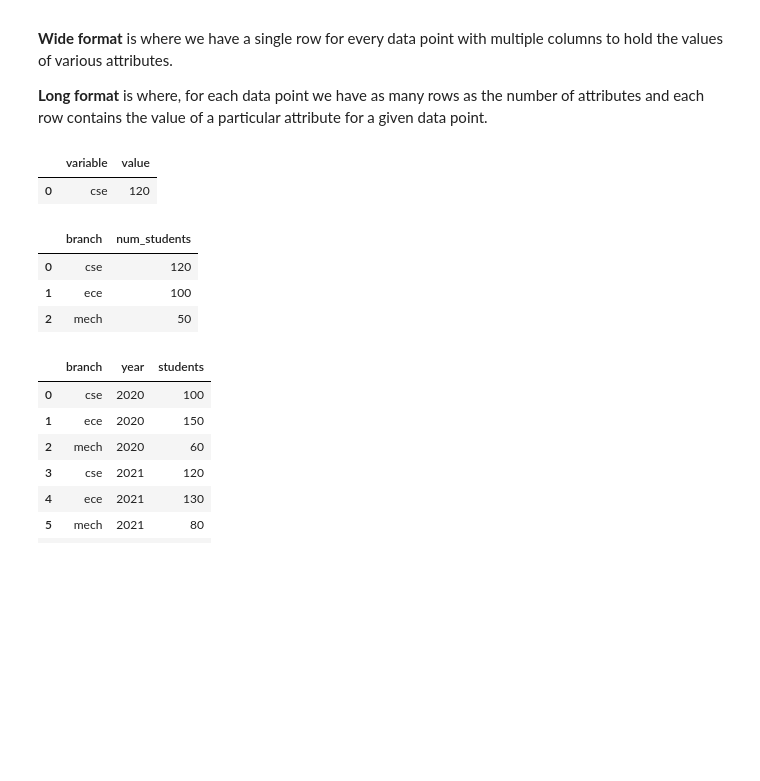
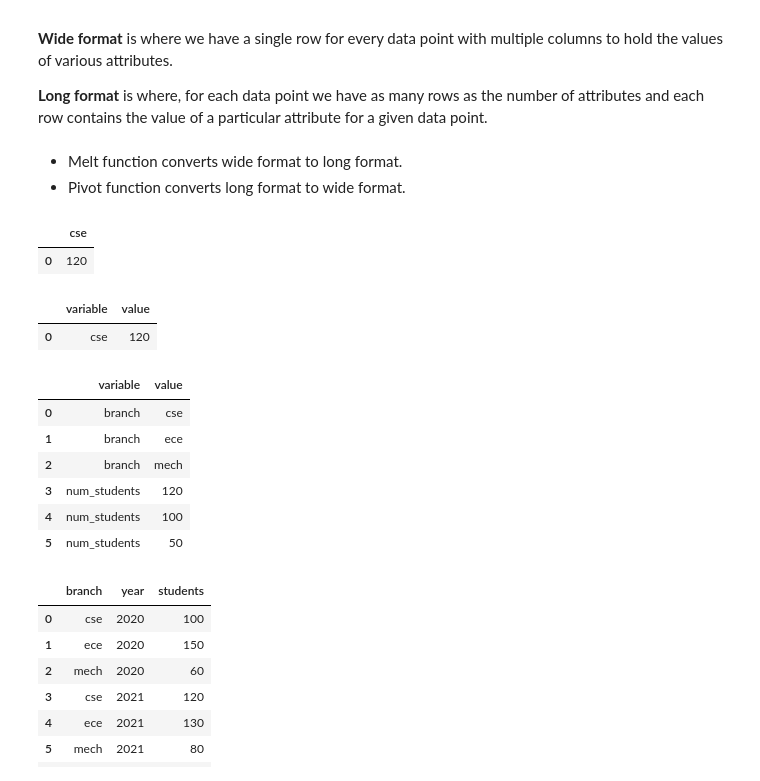
Before and after one commit to DevRitesh08/0.-Preparatory-Topics-for-ML, a Jupyter notebook: Pandas/Multiindex_objects.ipynb, the cells around one changed output. Saved outputs shown, nothing was run; the diff lists cells and outputs as text; code cells hidden in the pictures; blank space fills up the shorter version.

```diff
--- a/Pandas/Multiindex_objects.ipynb
+++ b/Pandas/Multiindex_objects.ipynb
@@ -433,21 +648,33 @@ branch_df3.swaplevel(axis=1)
 **Wide format** is where we have a single row for every data point with multiple columns to hold the values of various attributes.
 
 **Long format** is where, for each data point we have as many rows as the number of attributes and each row contains the value of a particular attribute for a given data point.
+# %% [markdown]
+- Melt function converts wide format to long format.
+- Pivot function converts long format to wide format.
 # %%
 # melt -> simple example branch
 # wide to long
-pd.DataFrame({'cse':[120]}).melt()
+x = pd.DataFrame({'cse':[120]})
+x
 # %% [output]
-|  | variable | value |
-| 0 | cse | 120 |
+|  | cse |
+| 0 | 120 |
+# %%
+x.melt()
+# %% [output]
+|  | variable | value |
+| 0 | cse | 120 |
 # %%
 # melt -> branch with year
-pd.DataFrame({'cse':[120],'ece':[100],'mech':[50]}).melt(var_name='branch',value_name='num_students')
+pd.DataFrame({'cse':[120],'ece':[100],'mech':[50]}).melt(var_name='branch',value_name='num_students').melt()
 # %% [output]
-|  | branch | num_students |
-| 0 | cse | 120 |
-| 1 | ece | 100 |
-| 2 | mech | 50 |
+|  | variable | value |
+| 0 | branch | cse |
+| 1 | branch | ece |
+| 2 | branch | mech |
+| 3 | num_students | 120 |
+| 4 | num_students | 100 |
+| 5 | num_students | 50 |
 # %%
 pd.DataFrame(
     {
```
Also changed, not shown: parts of 32 cells of this notebook.
